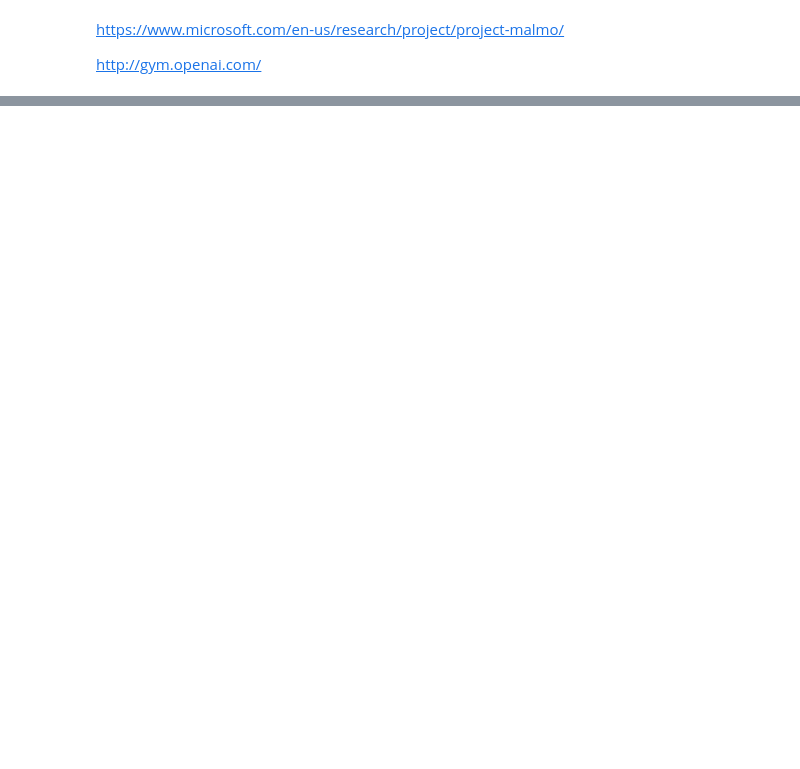
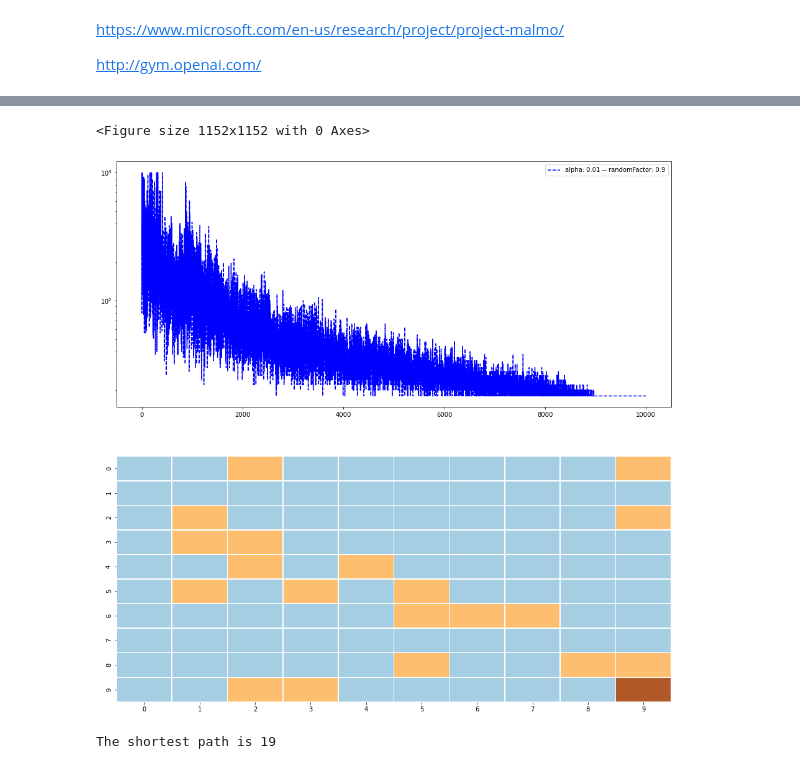
Before and after one commit to Majaalex/ReinforcementLearning, a Jupyter notebook: Homework-1/homework_1.ipynb, the cells around one changed output, grey strips where cells are left out. Drawn from its saved outputs; the diff is of its cells as text; code cells hidden in the pictures; blank space fills up the shorter version.

```diff
--- a/Homework-1/homework_1.ipynb
+++ b/Homework-1/homework_1.ipynb
@@ -126,0 +204,16 @@ plt.legend(['alpha=0.1'])
+# %%
+parameters = {
+    "size": (10,10),
+    "cmap": sns.color_palette("Paired"),
+    "wall_ratio": 0.2,
+    "games": 10000,
+
+    "alpha": 0.01,
+    "randomFactor": 0.9
+}
+history, shortest, maze = run(parameters, plot_semi=True, plot_heat=True)
+print("The shortest path is %s" % shortest)
+# %% [output]
+<Figure size 1152x1152 with 0 Axes>
+[figure, added]
+The shortest path is 19
```
Also changed, not shown: parts of 24 cells of this notebook, 1 other file.
